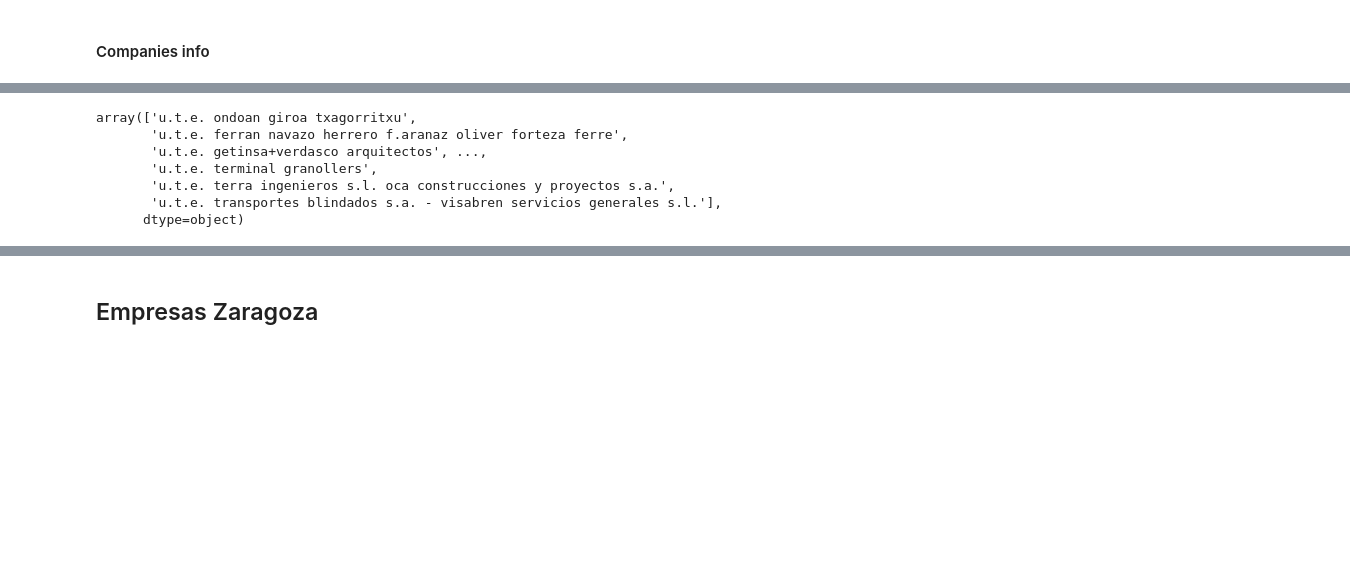
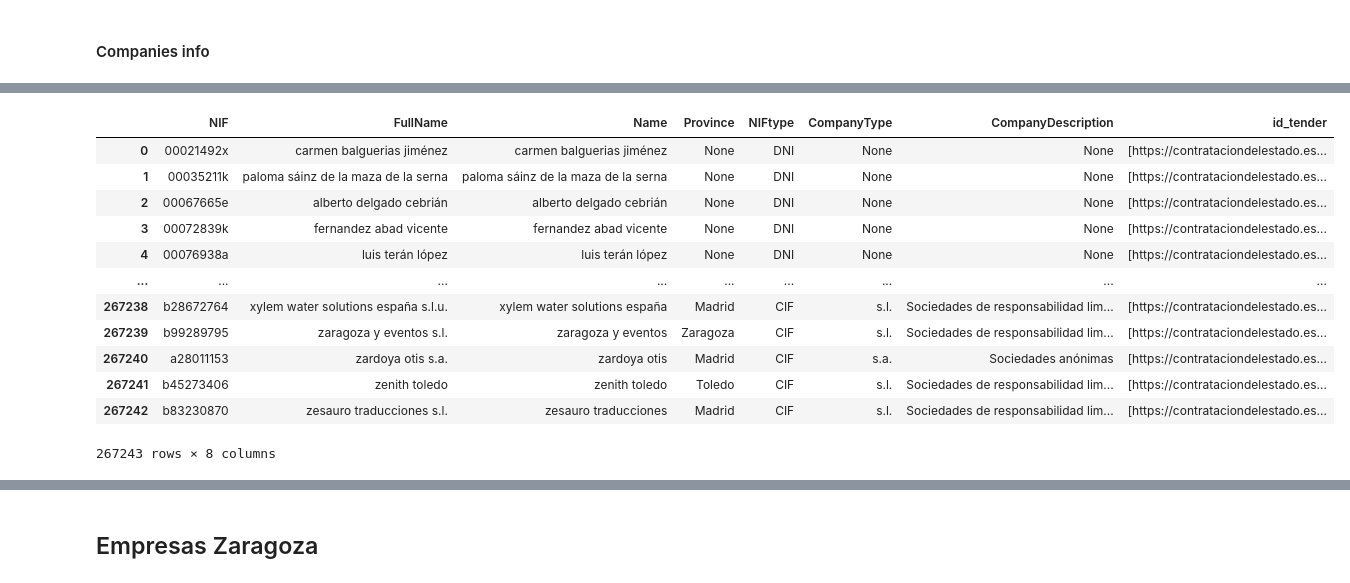
Before and after one commit to nextprocurement/NP-Company-Process, a Jupyter notebook: _test_company_proc.ipynb, the cells around one changed output, grey strips where cells are left out. Cells and saved outputs as stored; diff of their text form; code cells hidden in the pictures; blank space fills up the shorter version.

```diff
--- a/_test_company_proc.ipynb
+++ b/_test_company_proc.ipynb
@@ -627,20 +682,58 @@ final_merged.head()
+# %%
+# provisional_company_info = final_merged.rename(
+#     columns={
+#         "ID": "NIF",
+#         "Name": "FullName",
+#         "Name_proc": "Name",
+#         "prov": "Province",
+#         "NIF_type": "NIFtype",
+#         "comp_type": "CompanyType",
+#         "comp_desc": "CompanyDescription",
+#     }
+# )[
+#     [
+#         "NIF",
+#         "FullName",
+#         "Name",
+#         "Province",
+#         "NIFtype",
+#         "CompanyType",
+#         "CompanyDescription",
+#         "id_tender",
+#     ]
+# ]
+# provisional_company_info.to_parquet("company_info.parquet")
+
+provisional_company_info = pd.read_parquet("company_info.parquet")
+provisional_company_info
+# %% [output]
+|  | NIF | FullName | Name | Province | NIFtype | CompanyType | CompanyDescription | id_tender |
+| 0 | 00021492x | carmen balguerias jiménez | carmen balguerias jiménez | None | DNI | None | None | [https://contrataciondelestado.es... |
+| 1 | 00035211k | paloma sáinz de la maza de la serna | paloma sáinz de la maza de la serna | None | DNI | None | None | [https://contrataciondelestado.es... |
+| 2 | 00067665e | alberto delgado cebrián | alberto delgado cebrián | None | DNI | None | None | [https://contrataciondelestado.es... |
+| 3 | 00072839k | fernandez abad vicente | fernandez abad vicente | None | DNI | None | None | [https://contrataciondelestado.es... |
+| 4 | 00076938a | luis terán lópez | luis terán lópez | None | DNI | None | None | [https://contrataciondelestado.es... |
+| ... | ... | ... | ... | ... | ... | ... | ... | ... |
+| 267238 | b28672764 | xylem water solutions españa s.l.u. | xylem water solutions españa | Madrid | CIF | s.l. | Sociedades de responsabilidad lim... | [https://contrataciondelestado.es... |
+| 267239 | b99289795 | zaragoza y eventos s.l. | zaragoza y eventos | Zaragoza | CIF | s.l. | Sociedades de responsabilidad lim... | [https://contrataciondelestado.es... |
+| 267240 | a28011153 | zardoya otis s.a. | zardoya otis | Madrid | CIF | s.a. | Sociedades anónimas | [https://contrataciondelestado.es... |
+| 267241 | b45273406 | zenith toledo | zenith toledo | Toledo | CIF | s.l. | Sociedades de responsabilidad lim... | [https://contrataciondelestado.es... |
+| 267242 | b83230870 | zesauro traducciones s.l. | zesauro traducciones | Madrid | CIF | s.l. | Sociedades de responsabilidad lim... | [https://contrataciondelestado.es... |
+267243 rows × 8 columns
 # %%
-# Find UTEs based on name
-ute_n = (
-    final_merged[["Name", "Name_proc"]]
-    .apply(lambda x: regex.search(r"u.t.e.", " ".join(x)), axis=1)
-    .apply(bool)
-)
-# Find UTEs based on ID
-ute_i = final_merged["ID"].apply(lambda x: x.startswith("u"))
+# # Find UTEs based on name
+# ute_n = (
+#     provisional_company_info[["Name", "Name"]]
+#     .apply(lambda x: regex.search(r"u\.t\.e\.", " ".join(x)), axis=1)
+#     .apply(bool)
+# )
+# # Find UTEs based on ID
+# ute_i = provisional_company_info["NIF"].apply(lambda x: x.startswith("u"))
 
-final_merged[ute_i | ute_n]["Name"].values
-# sum(ute_n), sum(ute_i), sum(ute_n & ute_i), sum(ute_n & ute_i)/min(sum(ute_n), sum(ute_i))
+# provisional_company_info[ute_i | ute_n]["FullName"].values
+# # sum(ute_n), sum(ute_i), sum(ute_n & ute_i), sum(ute_n & ute_i)/min(sum(ute_n), sum(ute_i))
+
+# utes = provisional_company_info[ute_i | ute_n]
+# utes.to_parquet("utes.parquet")
+
+utes = pd.read_parquet("utes.parquet")
-# %% [output]
-array(['u.t.e. ondoan giroa txagorritxu',
-       'u.t.e. ferran navazo herrero f.aranaz oliver forteza ferre',
-       'u.t.e. getinsa+verdasco arquitectos', ...,
-       'u.t.e. terminal granollers',
-       'u.t.e. terra ingenieros s.l. oca construcciones y proyectos s.a.',
-       'u.t.e. transportes blindados s.a. - visabren servicios generales s.l.'],
-      dtype=object)
```
Also changed, not shown: parts of 20 cells of this notebook.
